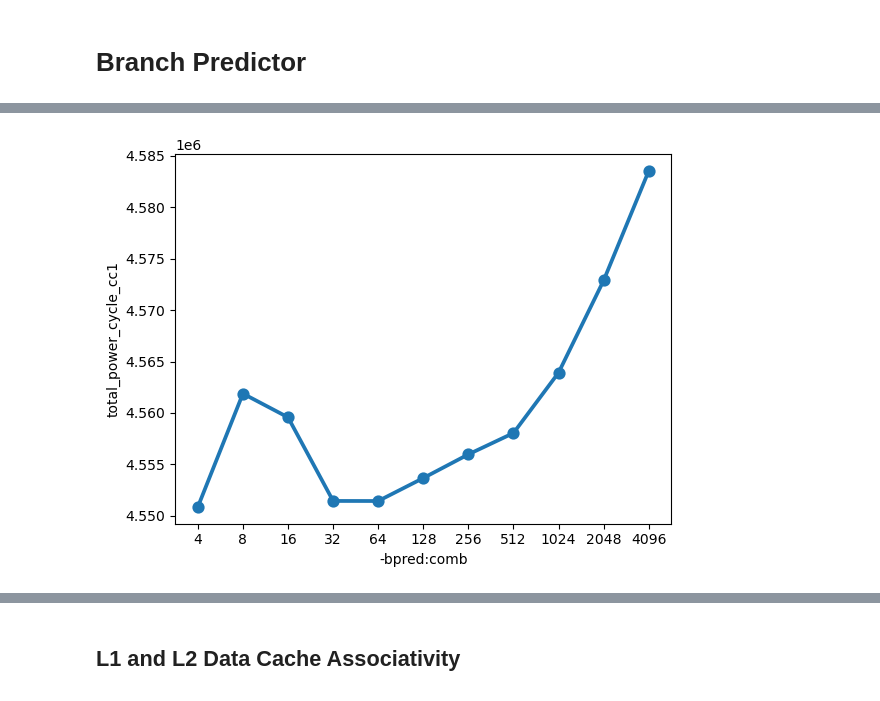
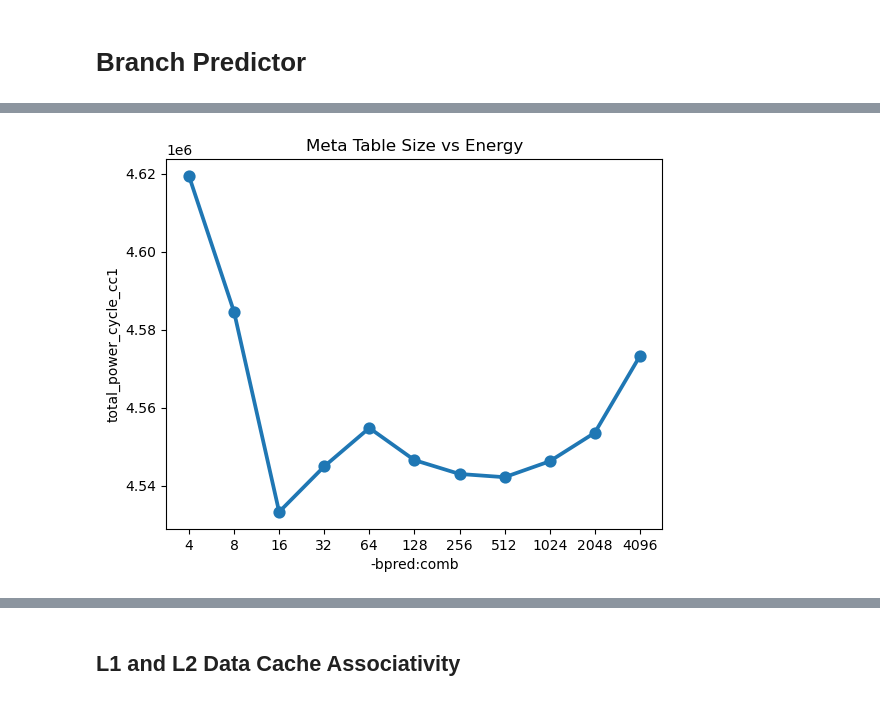
Before and after one commit to charlielidbury/aca-simplerscalar, a Jupyter notebook: notebook.ipynb, the cells around one changed output, grey strips where cells are left out. Drawn from its saved outputs; the diff is of its cells as text; code cells hidden in the pictures.

```diff
--- a/notebook.ipynb
+++ b/notebook.ipynb
@@ -374,9 +383,9 @@ best_params = {**best_params, '-bpred': 'comb'}
 # %%
 meta_table_results = run_wattch([
-  {'-bpred:comb': f'{2 ** i}'}
+  {'-bpred': 'comb', '-bpred:comb': f'{2 ** i}'}
   for i in range(2, 13)
 ])
 # %%
-plot_2d(meta_table_results, '-bpred:comb', 'total_power_cycle_cc1')
+plot_2d(meta_table_results, '-bpred:comb', 'total_power_cycle_cc1', "Meta Table Size vs Energy", "meta_table_vs_energy")
 # %% [output]
-[figure, old version]
+[figure, new version]
```
Also changed, not shown: parts of 60 cells of this notebook, 28 other files.
